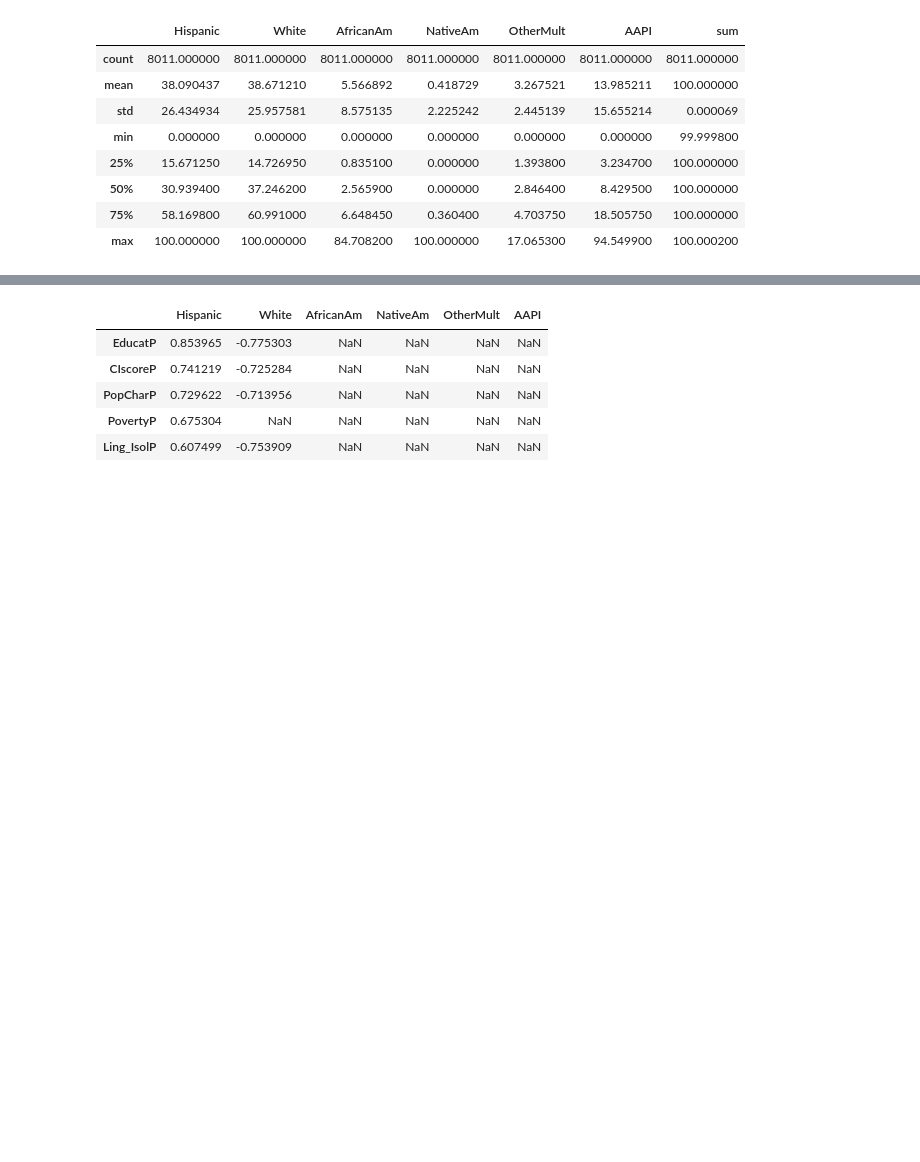
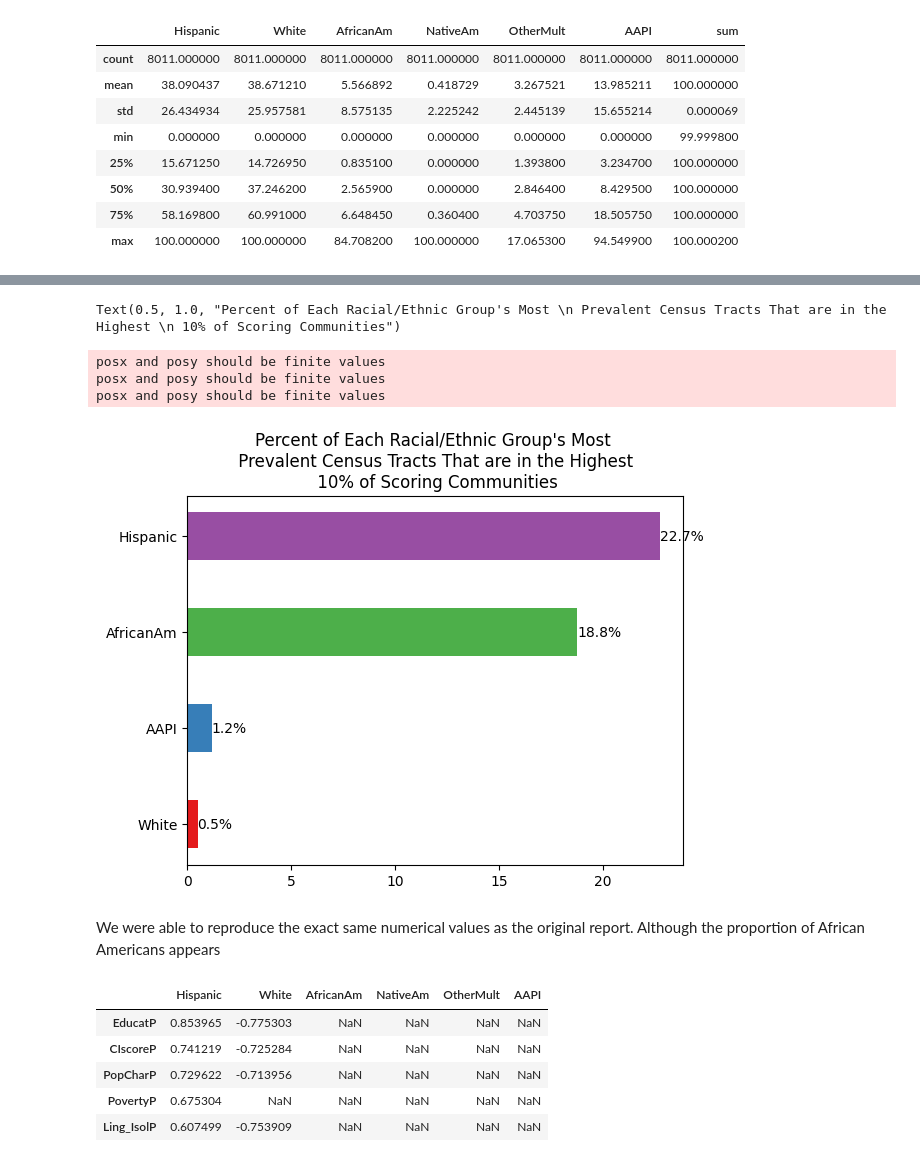
Before and after one commit to UCB-stat-159-f25/final-group14, a Jupyter notebook: chart_analysis.ipynb, the cells around one changed output, grey strips where cells are left out. Cells and saved outputs as stored; diff of their text form; code cells hidden in the pictures; blank space fills up the shorter version.

```diff
--- a/chart_analysis.ipynb
+++ b/chart_analysis.ipynb
@@ -53,0 +156,4 @@ See the caveats in the documentation: https://pandas.pydata.org/pandas-docs/stab
+# %%
+top_counts = top['major_race'].value_counts()
+total_counts = df['major_race'].value_counts()
+top_counts, total_counts
@@ -54,3 +174,17 @@ See the caveats in the documentation: https://pandas.pydata.org/pandas-docs/stab
+# %%
+top_ratio = (top_counts / total_counts).sort_values(ascending=True) * 100
+plt.barh(top_ratio.index, top_ratio.values, height=0.5, color=sns.color_palette("Set1"))
+for i, v in enumerate(top_ratio.values):
+    plt.text(v, i, f'{v:.1f}%', va='center')
+plt.title("Percent of Each Racial/Ethnic Group's Most \n Prevalent Census Tracts That are in the Highest \n 10% of Scoring Communities")
+# %% [output]
+Text(0.5, 1.0, "Percent of Each Racial/Ethnic Group's Most \n Prevalent Census Tracts That are in the Highest \n 10% of Scoring Communities")
+posx and posy should be finite values
+posx and posy should be finite values
+posx and posy should be finite values
+[figure, added]
+# %% [markdown]
+We were able to reproduce the exact same numerical values as the original report. Although the proportion of African Americans appears
 # %%
 def select_high_correlated_vars(df, race_cols, threshold = 0.6):
     corr = df.corr()
```
Also changed, not shown: parts of 11 cells of this notebook, 1 other file.
